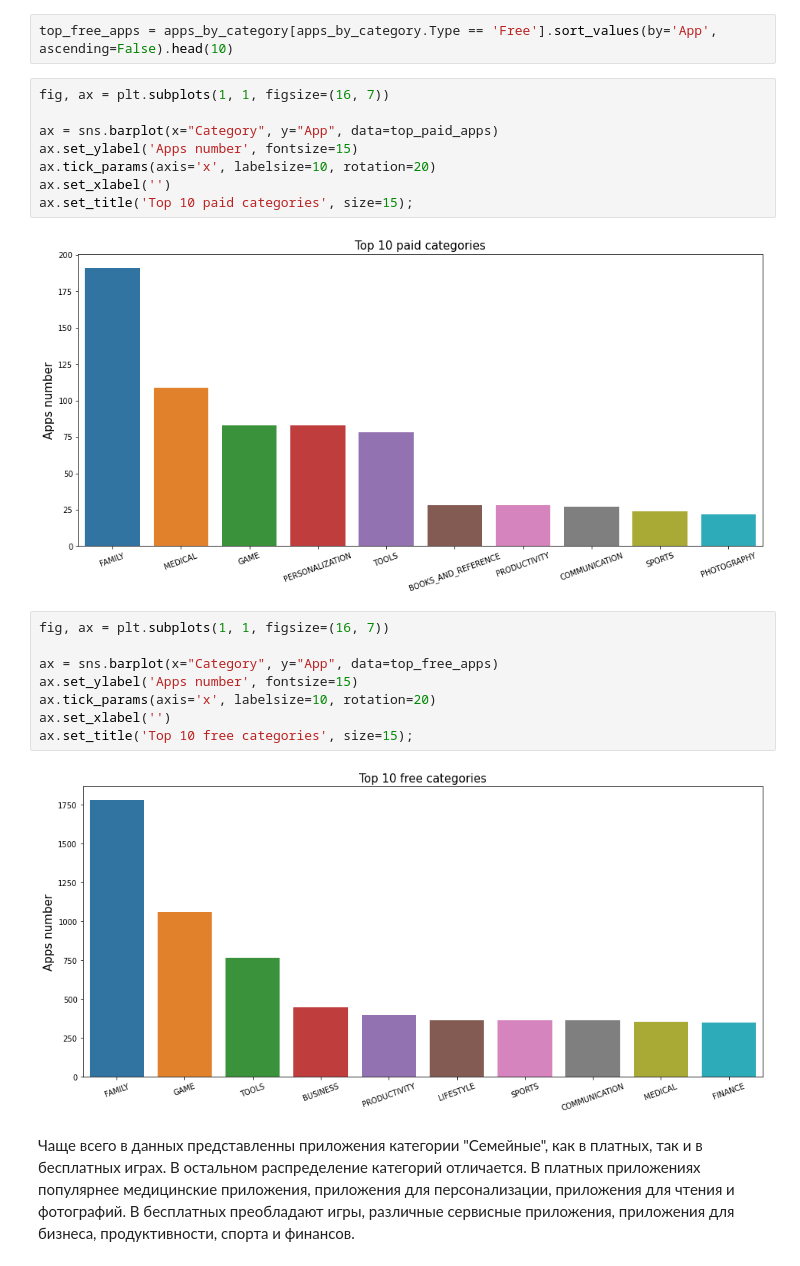
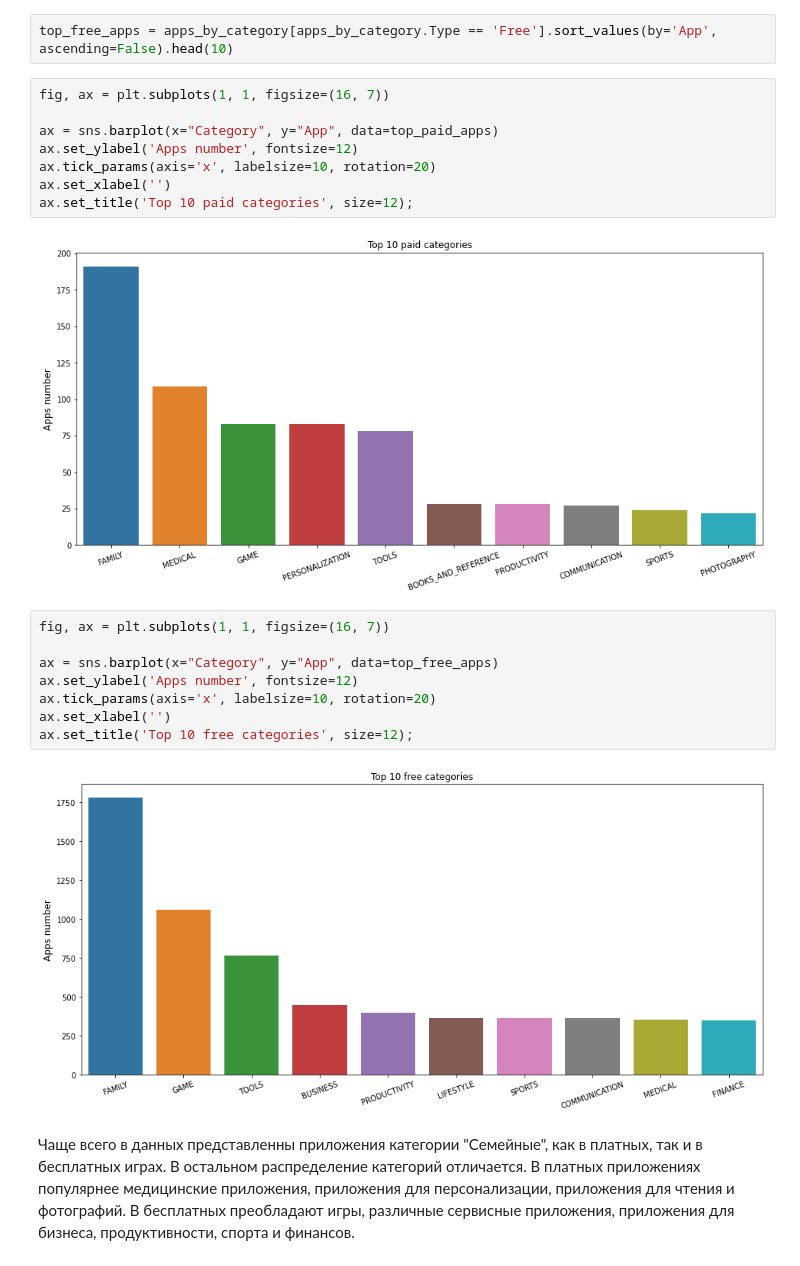
Before and after one commit to Katepompom/pyda_homeworks, a Jupyter notebook: visualization/visualization.ipynb, the cells around one changed output. Cells and saved outputs as stored; diff of their text form.

```diff
--- a/visualization/visualization.ipynb
+++ b/visualization/visualization.ipynb
@@ -88,23 +88,23 @@ top_free_apps = apps_by_category[apps_by_category.Type == 'Free'].sort_values(by
 # %%
 fig, ax = plt.subplots(1, 1, figsize=(16, 7))
 
 ax = sns.barplot(x="Category", y="App", data=top_paid_apps)
-ax.set_ylabel('Apps number', fontsize=15)
+ax.set_ylabel('Apps number', fontsize=12)
 ax.tick_params(axis='x', labelsize=10, rotation=20)
 ax.set_xlabel('')
-ax.set_title('Top 10 paid categories', size=15);
+ax.set_title('Top 10 paid categories', size=12);
 # %% [output]
-[figure, old version]
+[figure, new version]
 # %%
 fig, ax = plt.subplots(1, 1, figsize=(16, 7))
 
 ax = sns.barplot(x="Category", y="App", data=top_free_apps)
-ax.set_ylabel('Apps number', fontsize=15)
+ax.set_ylabel('Apps number', fontsize=12)
 ax.tick_params(axis='x', labelsize=10, rotation=20)
 ax.set_xlabel('')
-ax.set_title('Top 10 free categories', size=15);
+ax.set_title('Top 10 free categories', size=12);
 # %% [output]
-[figure, old version]
+[figure, new version]
 # %% [markdown]
 Чаще всего в данных представленны приложения категории "Семейные", как в платных, так и в бесплатных играх. В остальном распределение категорий отличается. В платных приложениях популярнее медицинские приложения, приложения для персонализации, приложения для чтения и фотографий. В бесплатных преобладают игры, различные сервисные приложения, приложения для бизнеса, продуктивности, спорта и финансов.
 # %% [markdown]
```
Also changed, not shown: parts of 8 cells of this notebook.
